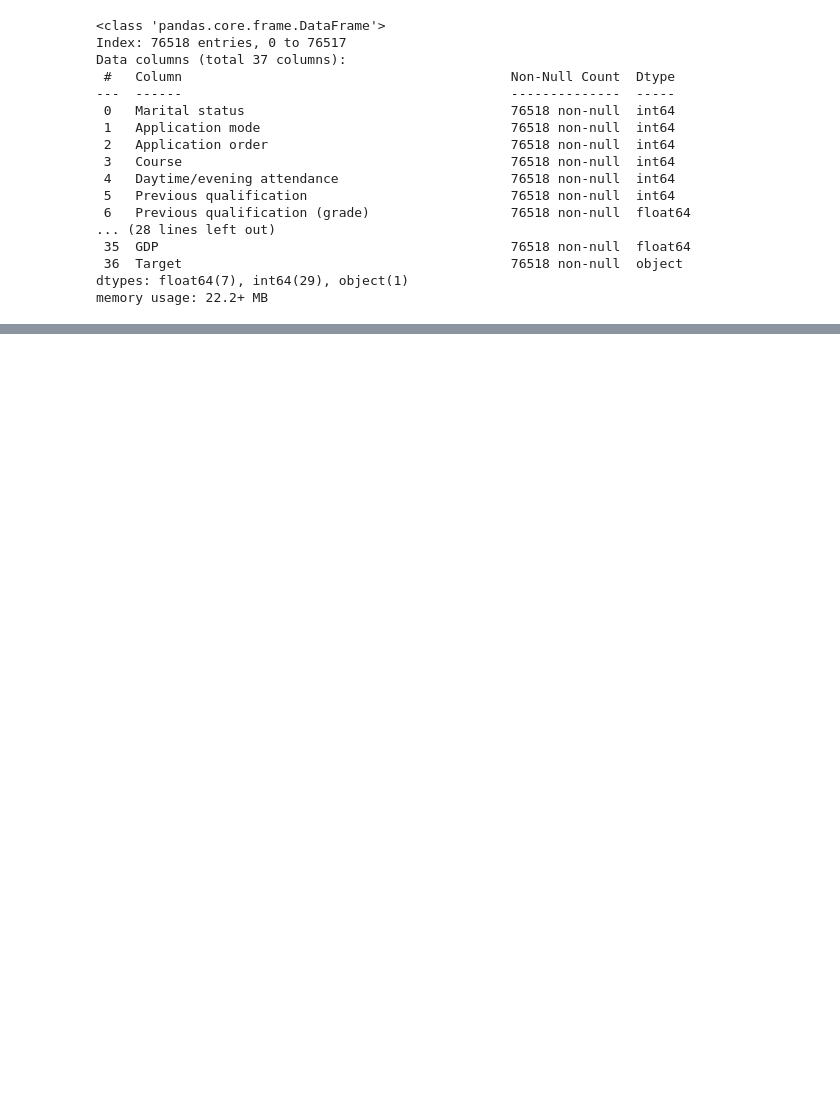
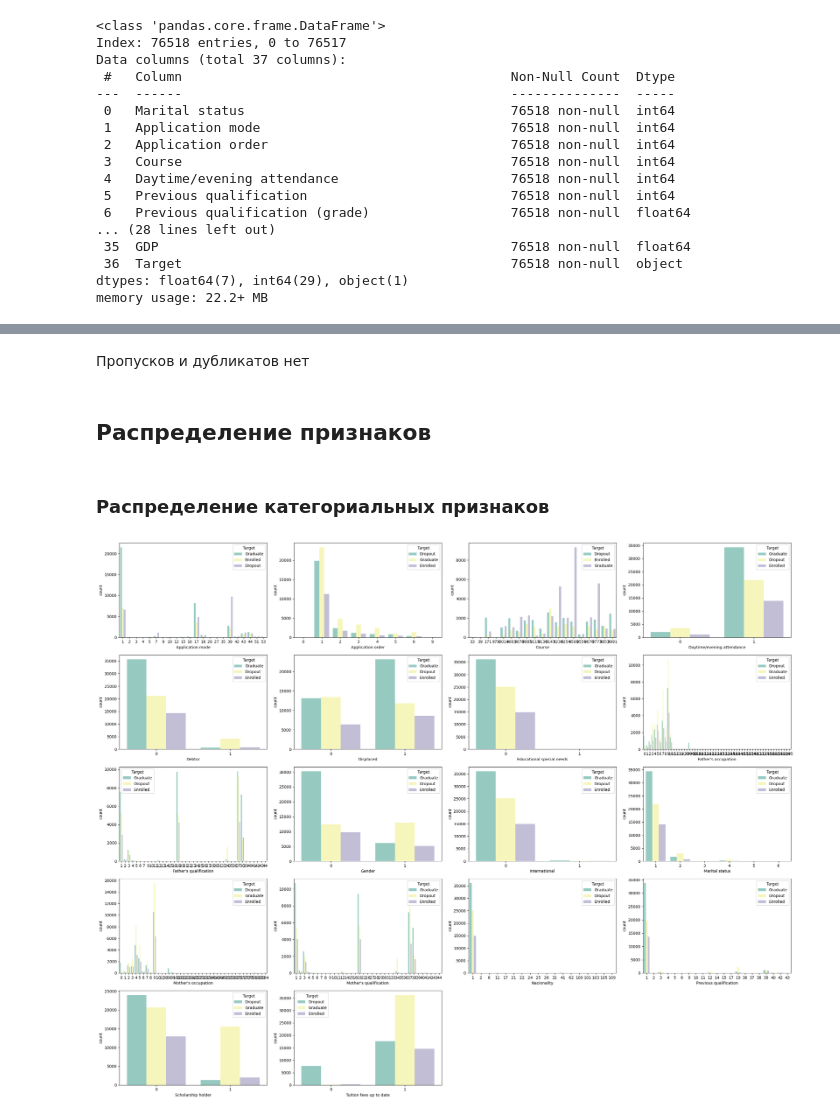
Before and after one commit to Tsur1k/ML-case4, a Jupyter notebook: notebooks/main.ipynb, the cells around one changed output, grey strips where cells are left out. Saved outputs shown, nothing was run; the diff lists cells and outputs as text; code cells hidden in the pictures; blank space fills up the shorter version.

```diff
--- a/notebooks/main.ipynb
+++ b/notebooks/main.ipynb
@@ -99,3 +85,0 @@ plt.show()
-# %%
-for col in train.columns:
-    print(f'{col} уникальных значений: {train[col].nunique()}')
@@ -188,0 +88,17 @@ interval columns not set, guessing: ['Marital status', 'Application mode', 'Appl
+# %%
+target = "Target"
+features = test.columns.to_list()
+
+categorical_features = train.select_dtypes(include=int).columns.to_list()
+continuous_features = train.select_dtypes(include=float).columns.to_list()
+
+binary_features = [col for col in categorical_features
+                   if train[col].nunique() == 2 and col != target]
+
+discrete_features = [col for col in categorical_features
+                     if col.startswith("Curricular")] + ["Age at enrollment"]
+
+multi_category_features = [col for col in categorical_features
+                          if col not in binary_features and col not in discrete_features and col != target]
+
+categorical_features = list(np.setdiff1d(categorical_features, discrete_features))
@@ -188,0 +161,15 @@ interval columns not set, guessing: ['Marital status', 'Application mode', 'Appl
+# %% [markdown]
+Пропусков и дубликатов нет
+# %% [markdown]
+## Распределение признаков
+# %% [markdown]
+### Распределение категориальных признаков
+# %%
+plt.figure(figsize=(25, 20))
+for i, col in enumerate(categorical_features):
+    plt.subplot(5, 4, i+1)
+    sns.countplot(data=train, x=col, hue=target, palette="Set3")
+plt.tight_layout()
+plt.show()
+# %% [output]
+[figure, added]
```
Also changed, not shown: parts of 53 cells of this notebook.
